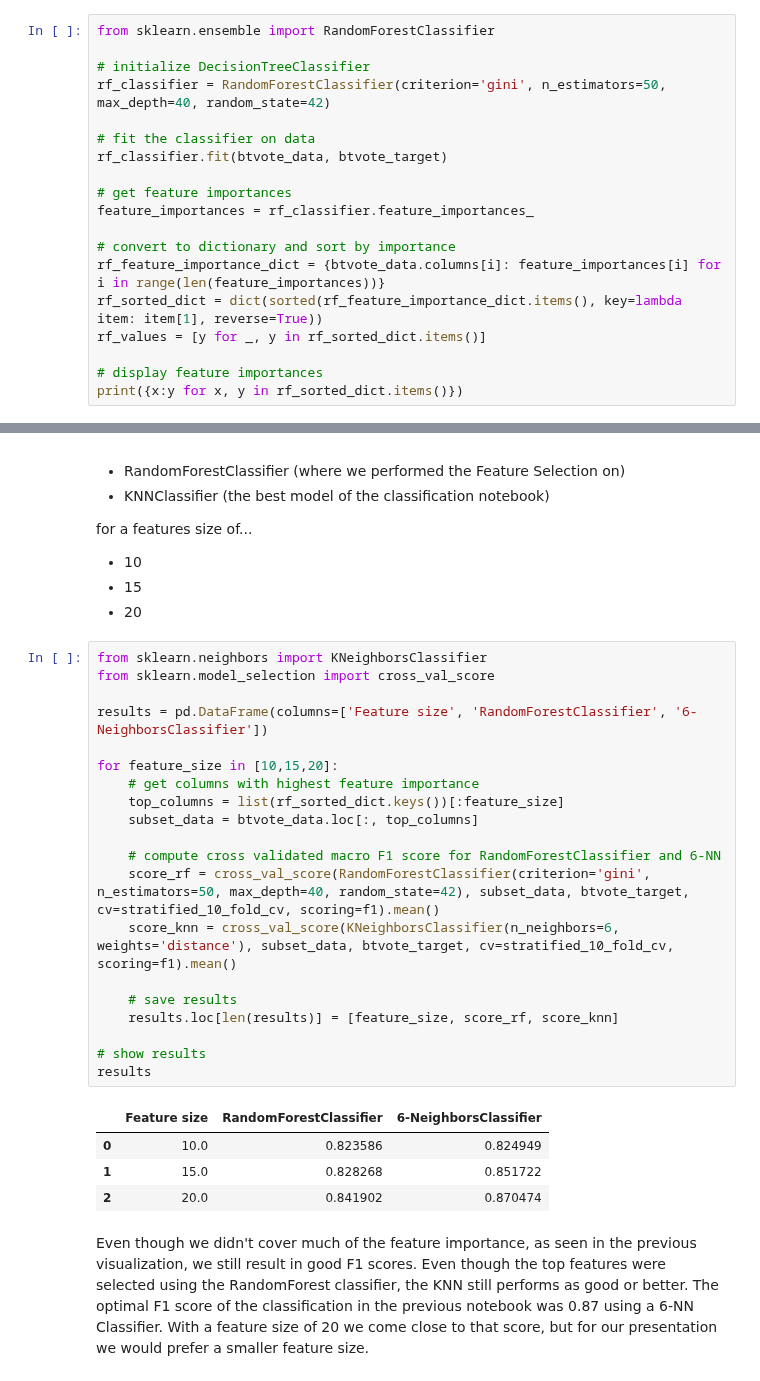
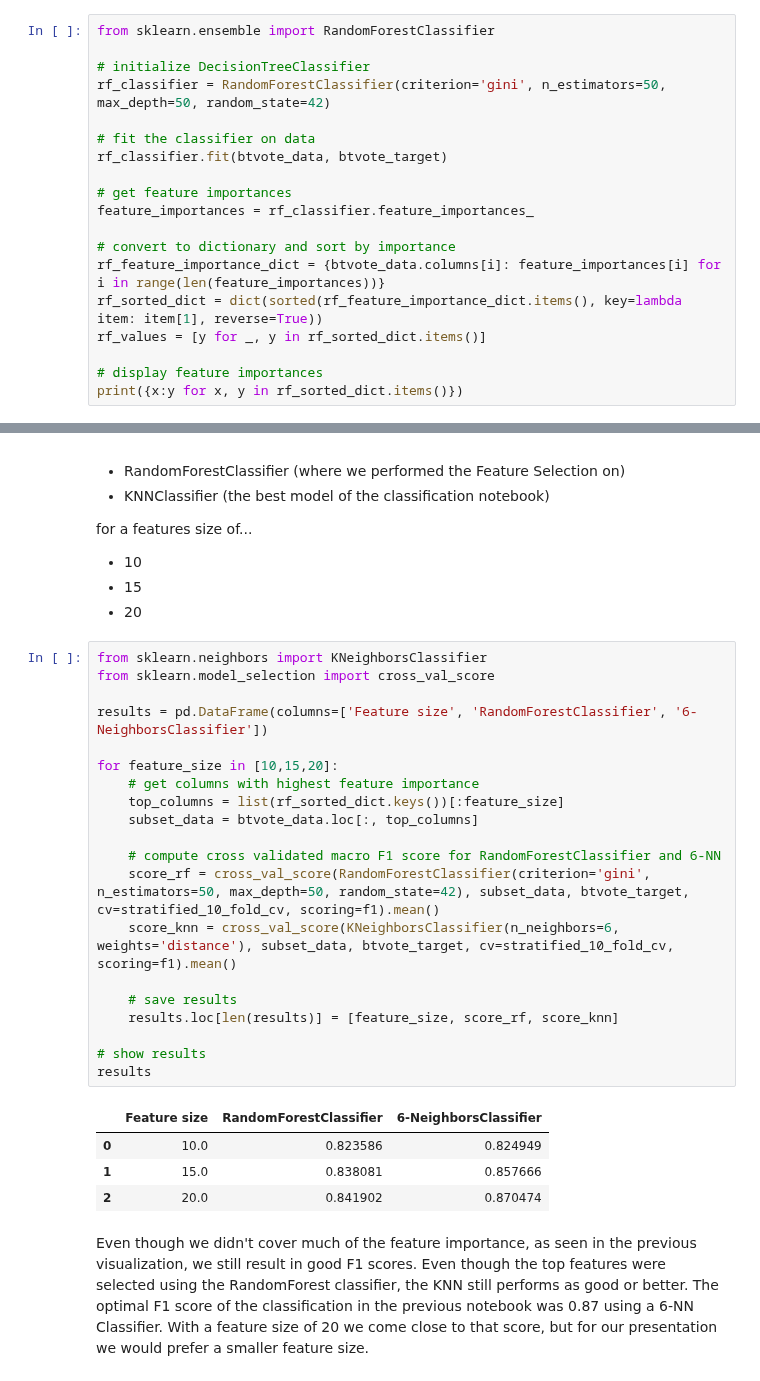
Before and after one commit to mograev/btvote, a Jupyter notebook: notebooks/5-feature-selection.ipynb, the cells around one changed output, grey strips where cells are left out. Cells and saved outputs as stored; diff of their text form.

```diff
--- a/notebooks/5-feature-selection.ipynb
+++ b/notebooks/5-feature-selection.ipynb
@@ -44,7 +44,7 @@ f1 = make_scorer(f1_score, average='macro')
 from sklearn.ensemble import RandomForestClassifier
 
 # initialize DecisionTreeClassifier
-rf_classifier = RandomForestClassifier(criterion='gini', n_estimators=50, max_depth=40, random_state=42)
+rf_classifier = RandomForestClassifier(criterion='gini', n_estimators=50, max_depth=50, random_state=42)
 
 # fit the classifier on data
 rf_classifier.fit(btvote_data, btvote_target)
@@ -106,27 +106,27 @@ for a features size of...
 # %%
 from sklearn.neighbors import KNeighborsClassifier
 from sklearn.model_selection import cross_val_score
 
 results = pd.DataFrame(columns=['Feature size', 'RandomForestClassifier', '6-NeighborsClassifier'])
 
 for feature_size in [10,15,20]:
     # get columns with highest feature importance
     top_columns = list(rf_sorted_dict.keys())[:feature_size]
     subset_data = btvote_data.loc[:, top_columns]
 
     # compute cross validated macro F1 score for RandomForestClassifier and 6-NN
-    score_rf = cross_val_score(RandomForestClassifier(criterion='gini', n_estimators=50, max_depth=40, random_state=42), subset_data, btvote_target, cv=stratified_10_fold_cv, scoring=f1).mean()
+    score_rf = cross_val_score(RandomForestClassifier(criterion='gini', n_estimators=50, max_depth=50, random_state=42), subset_data, btvote_target, cv=stratified_10_fold_cv, scoring=f1).mean()
     score_knn = cross_val_score(KNeighborsClassifier(n_neighbors=6, weights='distance'), subset_data, btvote_target, cv=stratified_10_fold_cv, scoring=f1).mean()
 
     # save results
     results.loc[len(results)] = [feature_size, score_rf, score_knn]
 
 # show results
 results
 # %% [output]
 |  | Feature size | RandomForestClassifier | 6-NeighborsClassifier |
 | 0 | 10.0 | 0.823586 | 0.824949 |
-| 1 | 15.0 | 0.828268 | 0.851722 |
+| 1 | 15.0 | 0.838081 | 0.857666 |
 | 2 | 20.0 | 0.841902 | 0.870474 |
 # %% [markdown]
 Even though we didn't cover much of the feature importance, as seen in the previous visualization, we still result in good F1 scores. Even though the top features were selected using the RandomForest classifier, the KNN still performs as good or better. The optimal F1 score of the classification in the previous notebook was 0.87 using a 6-NN Classifier. With a feature size of 20 we come close to that score, but for our presentation we would prefer a smaller feature size.
```
Also changed, not shown: parts of 3 cells of this notebook, 4 other files.
